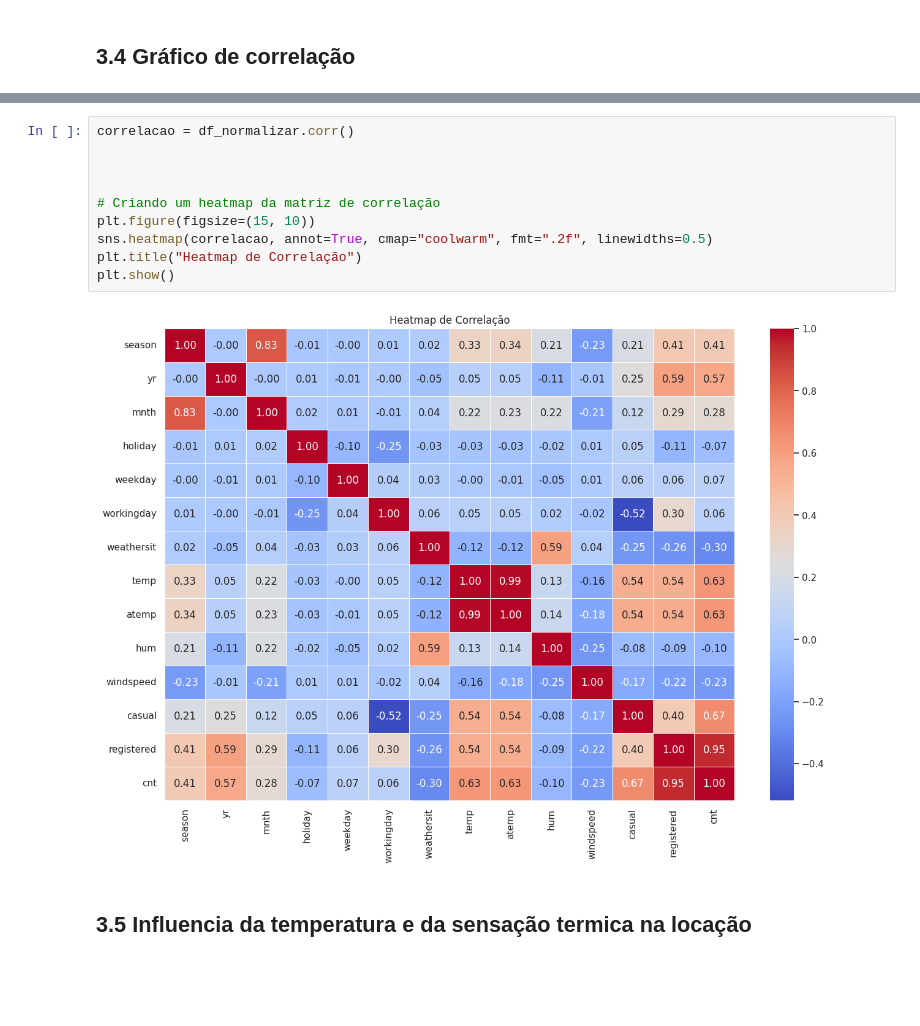
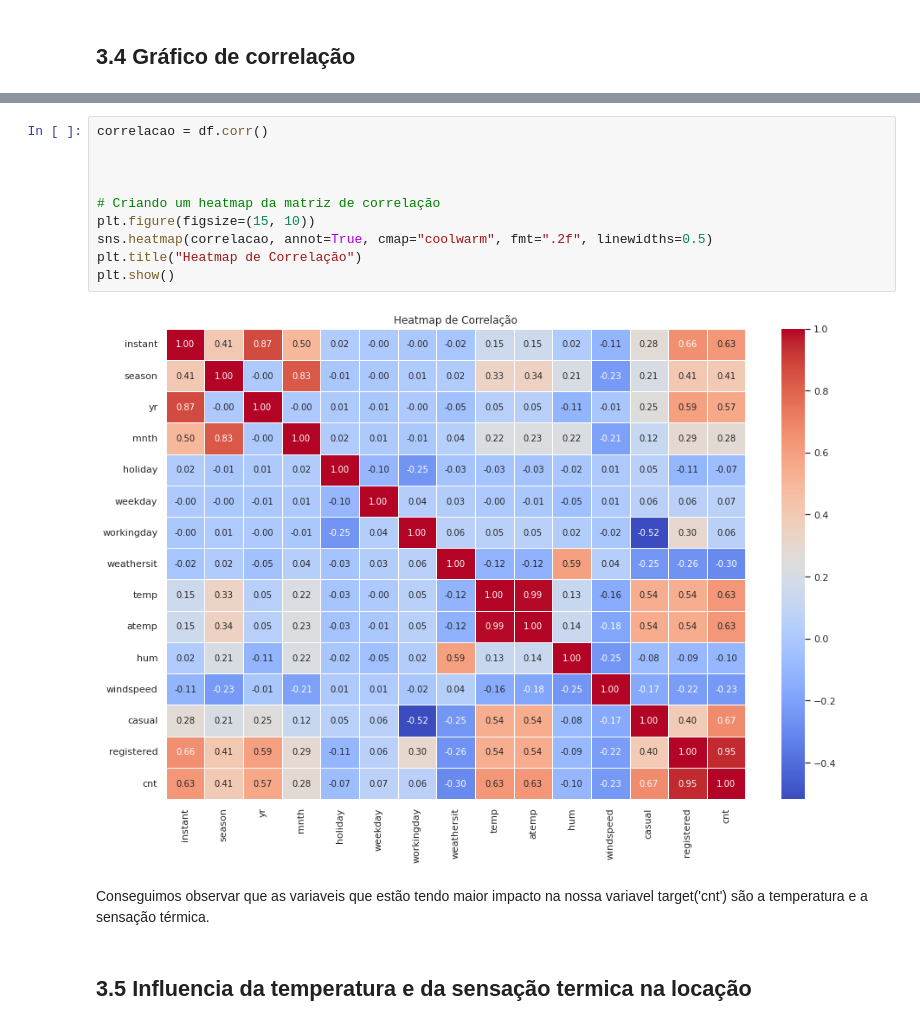
Before and after one commit to lrodriguesg/byte-bikers, a Jupyter notebook: notebooks/01_exploratory_data_analysis.ipynb, the cells around one changed output, grey strips where cells are left out. Drawn from its saved outputs; the diff is of its cells as text; blank space fills up the shorter version.

```diff
--- a/notebooks/01_exploratory_data_analysis.ipynb
+++ b/notebooks/01_exploratory_data_analysis.ipynb
@@ -341,15 +326,17 @@ df_normalizar
 # %%
-correlacao = df_normalizar.corr()
+correlacao = df.corr()
 
 
 
 # Criando um heatmap da matriz de correlação
 plt.figure(figsize=(15, 10))
 sns.heatmap(correlacao, annot=True, cmap="coolwarm", fmt=".2f", linewidths=0.5)
 plt.title("Heatmap de Correlação")
 plt.show()
 # %% [output]
-[figure, old version]
+[figure, new version]
+# %% [markdown]
+Conseguimos observar que as variaveis que estão tendo maior impacto na nossa variavel target('cnt') são a temperatura e a sensação térmica.
 # %% [markdown]
 ## 3.5 Influencia da temperatura e da sensação termica na locação
 # %%
```
Also changed, not shown: parts of 5 cells of this notebook, 2 other files.
